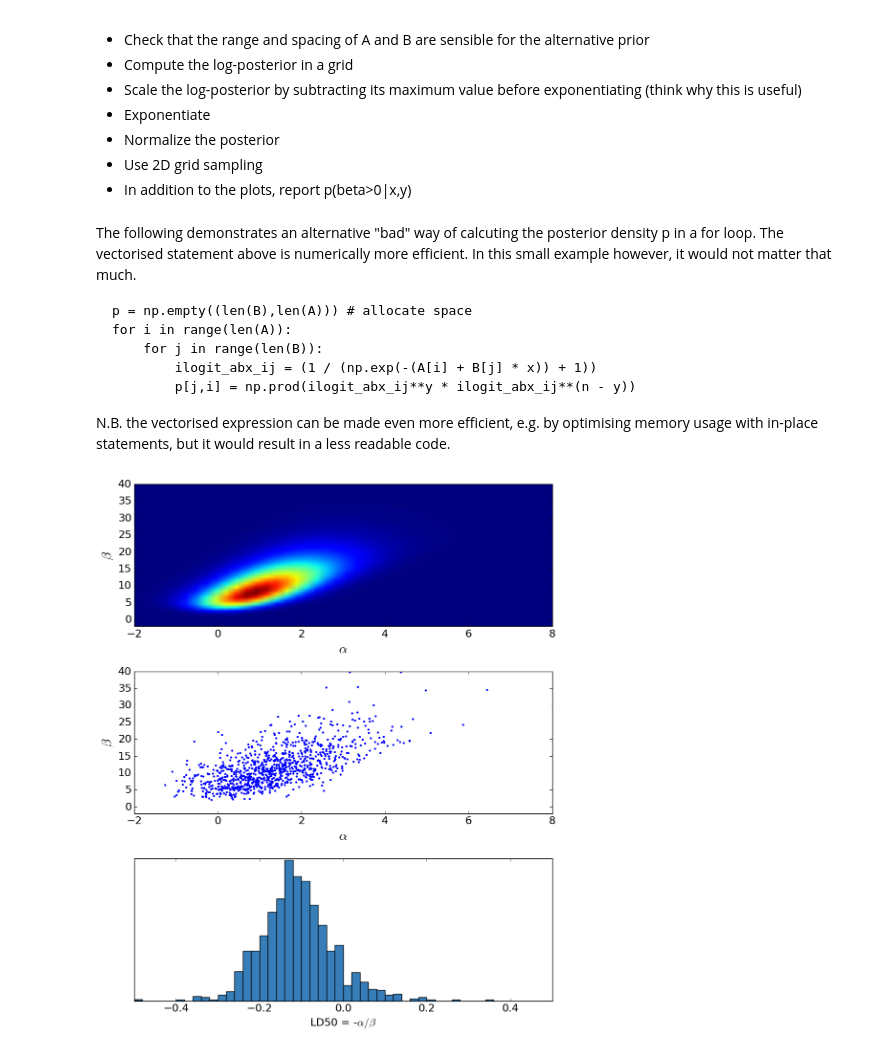
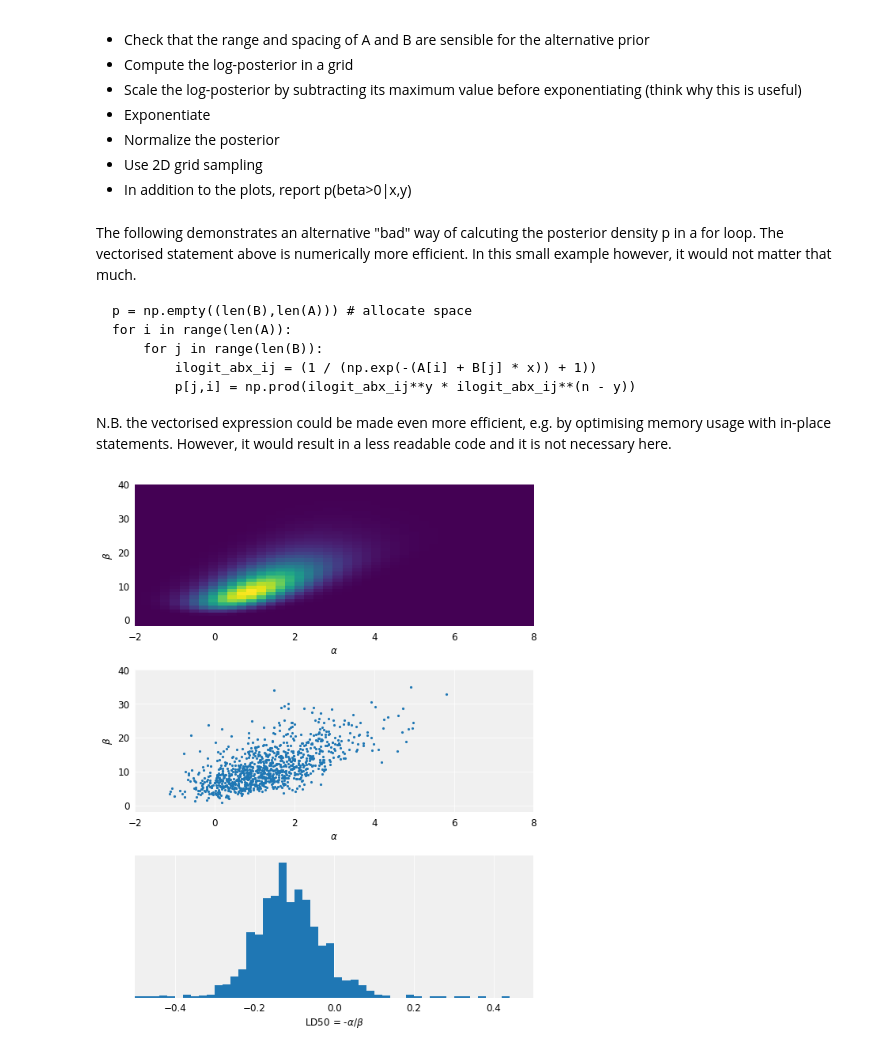
Before and after one commit to avehtari/BDA_py_demos, a Jupyter notebook: demos_ch3/demo3_6.ipynb, the cells around one changed output. Drawn from its saved outputs; the diff is of its cells as text; code cells hidden in the pictures.

```diff
--- a/demos_ch3/demo3_6.ipynb
+++ b/demos_ch3/demo3_6.ipynb
@@ -20,10 +19,3 @@ import numpy as np
 
 %matplotlib inline
 import matplotlib.pyplot as plt
-# %%
-# Edit default plot settings (colours from colorbrewer2.org)
-plt.rc('figure', figsize=(8,6))
-plt.rc('font', size=16)
-plt.rc('lines', color='#377eb8', linewidth=2)
-plt.rc('axes', color_cycle=('#377eb8','#e41a1c','#4daf4a',
-                            '#984ea3','#ff7f00','#ffff33'))
@@ -30,3 +31,8 @@ plt.rc('axes', color_cycle=('#377eb8','#e41a1c','#4daf4a',
+# %%
+# edit default plot settings
+plt.rc('font', size=12)
+# apply custom background plotting style
+plt.style.use(plot_tools.custom_styles['gray_background'])
 # %%
 # data
 x = np.array([-0.86, -0.30, -0.05, 0.73])
@@ -50,7 +56,7 @@ The following demonstrates an alternative "bad" way of calcuting the posterior d
             ilogit_abx_ij = (1 / (np.exp(-(A[i] + B[j] * x)) + 1))
             p[j,i] = np.prod(ilogit_abx_ij**y * ilogit_abx_ij**(n - y))
 
-N.B. the vectorised expression can be made even more efficient, e.g. by optimising memory usage with in-place statements, but it would result in a less readable code.
+N.B. the vectorised expression could be made even more efficient, e.g. by optimising memory usage with in-place statements. However, it would result in a less readable code and it is not necessary here.
 # %%
 # sample from the grid
 nsamp = 1000
@@ -68,31 +74,33 @@ samp_B += (np.random.rand(nsamp) - 0.5) * (B[1]-B[0])
 bpi = samp_B > 0
 samp_ld50 = -samp_A[bpi]/samp_B[bpi]
 # %%
-# ====== Plotting
+# create figure
+fig, axes = plt.subplots(3, 1, figsize=(8, 10))
 
 # plot the posterior density
-fig = plt.figure(figsize=(10,12))
-plt.subplot(3,1,1)
-plt.imshow(p, origin='lower', aspect='auto', extent=(A[0], A[-1], B[0], B[-1]))
-plt.xlim([-2,8])
-plt.ylim([-2,40])
-plt.xlabel(r'$\alpha$', fontsize=20)
-plt.ylabel(r'$\beta$', fontsize=20)
+ax = axes[0]
+ax.imshow(p, origin='lower', aspect='auto', extent=(A[0], A[-1], B[0], B[-1]))
+ax.set_xlim([-2,8])
+ax.set_ylim([-2,40])
+ax.set_xlabel(r'$\alpha$')
+ax.set_ylabel(r'$\beta$')
+ax.grid('off')
 
 # plot the samples
-plt.subplot(3,1,2)
-plt.scatter(samp_A, samp_B, 10, linewidth=0)
-plt.xlim([-2,8])
-plt.ylim([-2,40])
-plt.xlabel(r'$\alpha$', fontsize=20)
-plt.ylabel(r'$\beta$', fontsize=20)
+ax = axes[1]
+ax.scatter(samp_A, samp_B, 10, linewidth=0)
+ax.set_xlim([-2,8])
+ax.set_ylim([-2,40])
+ax.set_xlabel(r'$\alpha$')
+ax.set_ylabel(r'$\beta$')
 
 # plot the histogram of LD50
-plt.subplot(3,1,3)
-plt.hist(samp_ld50, np.arange(-0.5, 0.51, 0.02))
-plt.xlim([-0.5, 0.5])
-plt.xlabel(r'LD50 = -$\alpha/\beta$', fontsize=16)
-plt.yticks(())
-plt.tight_layout();
+ax = axes[2]
+ax.hist(samp_ld50, np.arange(-0.5, 0.51, 0.02))
+ax.set_xlim([-0.5, 0.5])
+ax.set_xlabel(r'LD50 = -$\alpha/\beta$')
+ax.set_yticks(())
+
+fig.tight_layout()
 # %% [output]
-[figure, old version]
+[figure, new version]
```
Also changed, not shown: parts of 2 cells of this notebook, 2 other files.
